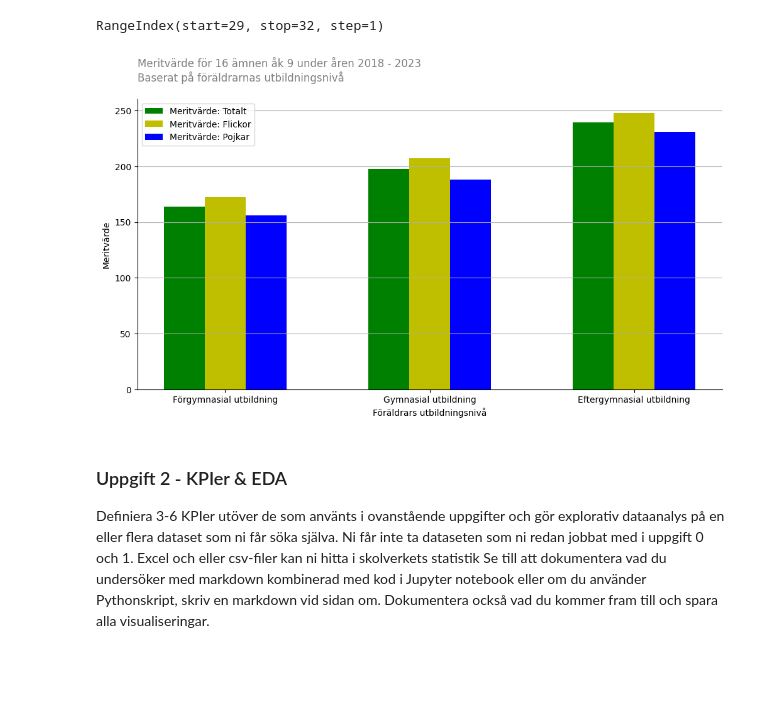
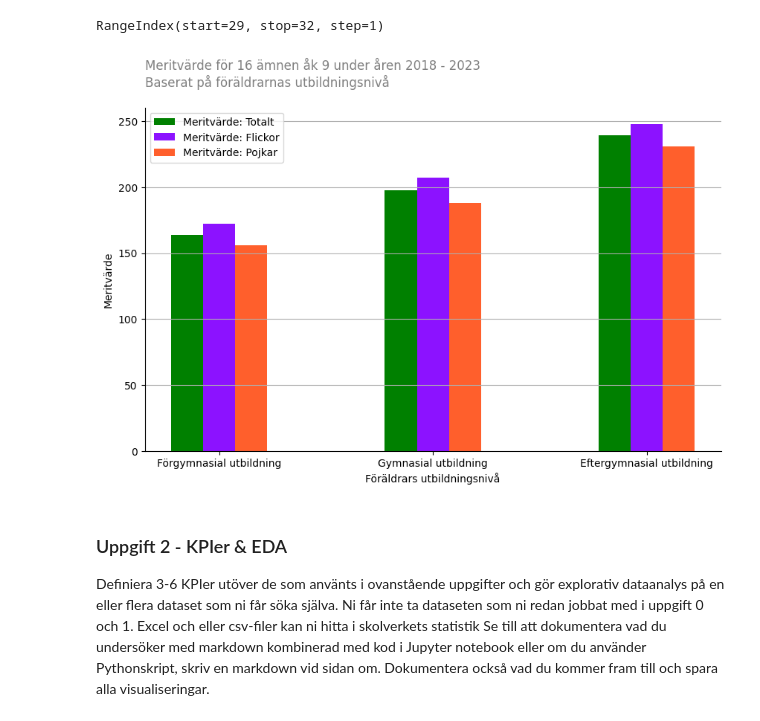
Before and after one commit to SandraAnder/Python-Sandra-Andersson-OPA23, a Jupyter notebook: Labb2/Laboration2_.ipynb, the cells around one changed output. Drawn from its saved outputs; the diff is of its cells as text; code cells hidden in the pictures; blank space fills up the shorter version.

Commit message:
Labb2: Fixed ccomments and colors

```diff
--- a/Labb2/Laboration2_.ipynb
+++ b/Labb2/Laboration2_.ipynb
@@ -481,42 +479,40 @@ print(data_parents.index)
 # %% [output]
 RangeIndex(start=29, stop=32, step=1)
 # %%
-# C)
-# Skapar subplots och storlek på grafen
-fig, ax = plt.subplots(figsize=(12, 6))
+# C) Undersök nu andra variabler, och hur de påverkar meritvärde och andel med minst ett saknat betyg. Data finns för
+# läsår 22/23. Exempel kan man undersöka föräldrarnas utbildningsbakgrund. Rita lämpliga grafer
 
-# Bredden på varje stapel
-bar_width = 0.2
+fig, ax = plt.subplots(figsize=(10, 6))
 
-# Skapa listor för x-koordinaterna
+# Width of bars
+bar_width = 0.15
+
 x_values_totalt = np.arange(len(Parents_T_numeric))
 x_values_flickor = x_values_totalt + bar_width
 x_values_pojkar = x_values_totalt + 2 * bar_width
 
-# Ritar stapeldiagram för varje kön och utbildningsnivå med de konverterade numeriska värdena
 plt.bar(x_values_totalt, Parents_T_numeric, label="Meritvärde: Totalt", color="g", width=bar_width)
-plt.bar(x_values_flickor, Parents_F_numeric, label="Meritvärde: Flickor", color="y", width=bar_width)
-plt.bar(x_values_pojkar, Parents_P_numeric, label="Meritvärde: Pojkar", color="b", width=bar_width)
+plt.bar(x_values_flickor, Parents_F_numeric, label="Meritvärde: Flickor", color="#8C12FF", width=bar_width)
+plt.bar(x_values_pojkar, Parents_P_numeric, label="Meritvärde: Pojkar", color="#FF5F2C", width=bar_width)
 
-# Justerar etiketterna och skapar luft mellan toppetikett och graf, och vänsterplacerar topptexten
+# Adjusts labels and gives space between top label and the graf and places it to the left
 plt.title("Meritvärde för 16 ämnen åk 9 under åren 2018 - 2023\nBaserat på föräldrarnas utbildningsnivå", pad=20, color="gray", loc="left")
 plt.xlabel("Föräldrars utbildningsnivå")
 plt.ylabel("Meritvärde")
 
-# Använd år som x-axel tick positions
+# Use year/educationlevel as x-axel tick positions
 group_labels = ["Förgymnasial utbildning", "Gymnasial utbildning", "Eftergymnasial utbildning"]
 plt.xticks(x_values_totalt + bar_width, group_labels)
 
-# Ger grafen ett rutnät
 plt.grid(axis="y")
 plt.legend()
 
 ax.spines['top'].set_visible(False)
 ax.spines['right'].set_visible(False)
 
 plt.show()
 # %% [output]
-[figure, old version]
+[figure, new version]
 # %% [markdown]
 ### Uppgift 2 - KPIer & EDA
 Definiera 3-6 KPIer utöver de som använts i ovanstående uppgifter och gör explorativ dataanalys på en eller flera
```
Also changed, not shown: parts of 27 cells of this notebook, 1 other file.
